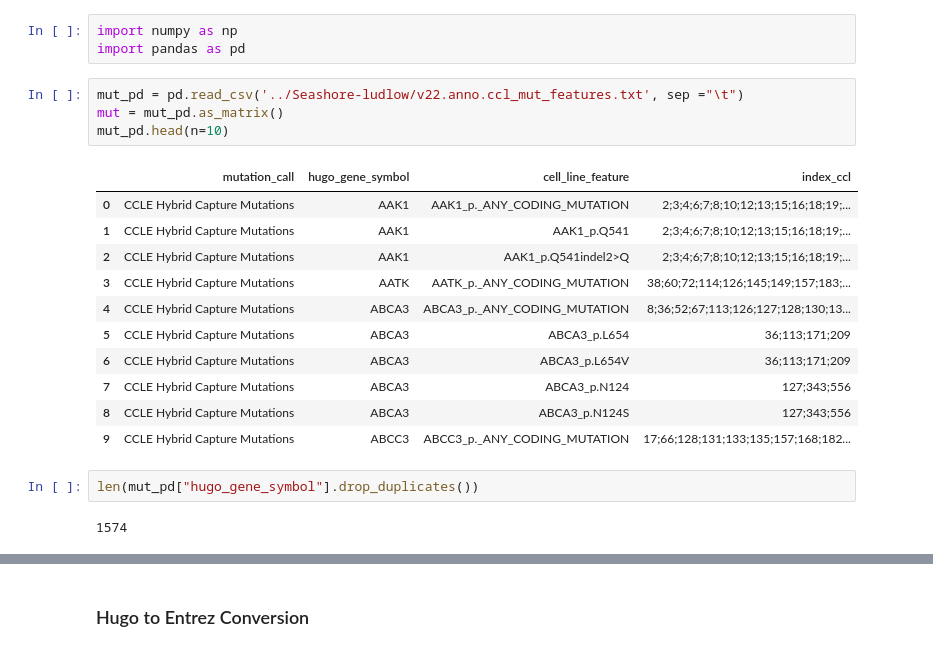
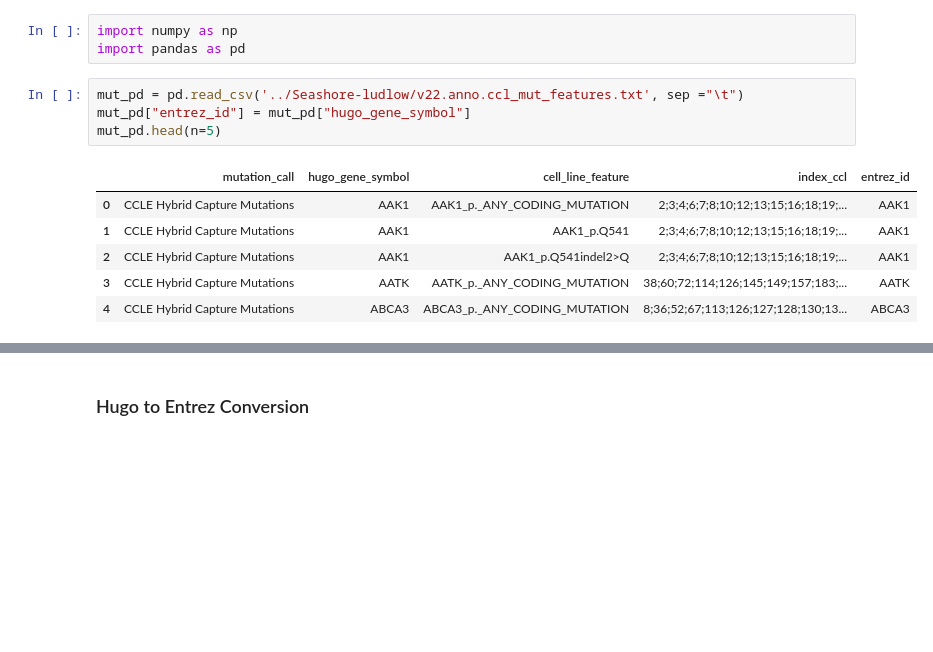
Before and after one commit to charlesriver/radiation, a Jupyter notebook: Data Compilation v3.ipynb, the cells around one changed output, grey strips where cells are left out. Saved outputs shown, nothing was run; the diff lists cells and outputs as text; blank space fills up the shorter version.

```diff
--- a/Data Compilation v3.ipynb
+++ b/Data Compilation v3.ipynb
@@ -30,21 +30,12 @@ import numpy as np
 import pandas as pd
 # %%
 mut_pd = pd.read_csv('../Seashore-ludlow/v22.anno.ccl_mut_features.txt', sep ="\t")
-mut = mut_pd.as_matrix()
-mut_pd.head(n=10)
+mut_pd["entrez_id"] = mut_pd["hugo_gene_symbol"]
+mut_pd.head(n=5)
 # %% [output]
-|  | mutation_call | hugo_gene_symbol | cell_line_feature | index_ccl |
-| 0 | CCLE Hybrid Capture Mutations | AAK1 | AAK1_p._ANY_CODING_MUTATION | 2;3;4;6;7;8;10;12;13;15;16;18;19;... |
-| 1 | CCLE Hybrid Capture Mutations | AAK1 | AAK1_p.Q541 | 2;3;4;6;7;8;10;12;13;15;16;18;19;... |
-| 2 | CCLE Hybrid Capture Mutations | AAK1 | AAK1_p.Q541indel2>Q | 2;3;4;6;7;8;10;12;13;15;16;18;19;... |
-| 3 | CCLE Hybrid Capture Mutations | AATK | AATK_p._ANY_CODING_MUTATION | 38;60;72;114;126;145;149;157;183;... |
-| 4 | CCLE Hybrid Capture Mutations | ABCA3 | ABCA3_p._ANY_CODING_MUTATION | 8;36;52;67;113;126;127;128;130;13... |
-| 5 | CCLE Hybrid Capture Mutations | ABCA3 | ABCA3_p.L654 | 36;113;171;209 |
-| 6 | CCLE Hybrid Capture Mutations | ABCA3 | ABCA3_p.L654V | 36;113;171;209 |
-| 7 | CCLE Hybrid Capture Mutations | ABCA3 | ABCA3_p.N124 | 127;343;556 |
-| 8 | CCLE Hybrid Capture Mutations | ABCA3 | ABCA3_p.N124S | 127;343;556 |
-| 9 | CCLE Hybrid Capture Mutations | ABCC3 | ABCC3_p._ANY_CODING_MUTATION | 17;66;128;131;133;135;157;168;182... |
+|  | mutation_call | hugo_gene_symbol | cell_line_feature | index_ccl | entrez_id |
+| 0 | CCLE Hybrid Capture Mutations | AAK1 | AAK1_p._ANY_CODING_MUTATION | 2;3;4;6;7;8;10;12;13;15;16;18;19;... | AAK1 |
+| 1 | CCLE Hybrid Capture Mutations | AAK1 | AAK1_p.Q541 | 2;3;4;6;7;8;10;12;13;15;16;18;19;... | AAK1 |
+| 2 | CCLE Hybrid Capture Mutations | AAK1 | AAK1_p.Q541indel2>Q | 2;3;4;6;7;8;10;12;13;15;16;18;19;... | AAK1 |
+| 3 | CCLE Hybrid Capture Mutations | AATK | AATK_p._ANY_CODING_MUTATION | 38;60;72;114;126;145;149;157;183;... | AATK |
+| 4 | CCLE Hybrid Capture Mutations | ABCA3 | ABCA3_p._ANY_CODING_MUTATION | 8;36;52;67;113;126;127;128;130;13... | ABCA3 |
-# %%
-len(mut_pd["hugo_gene_symbol"].drop_duplicates())
-# %% [output]
-1574
```
Also changed, not shown: parts of 34 cells of this notebook.
